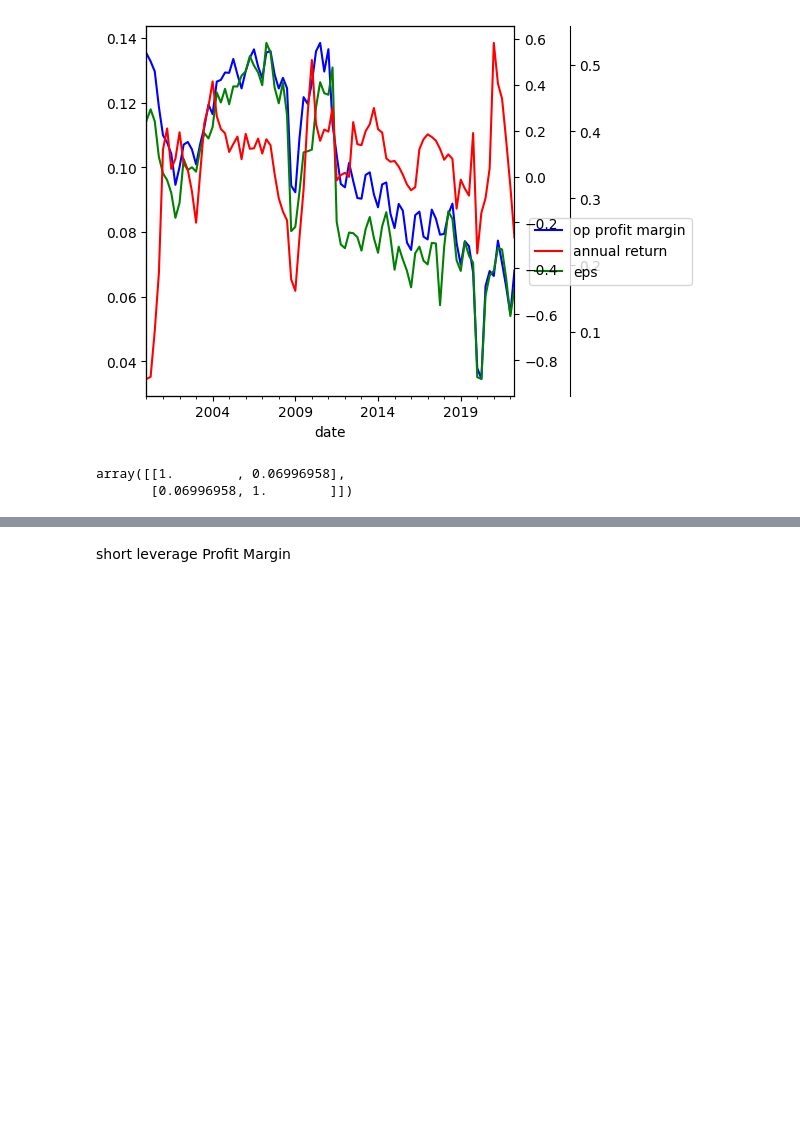
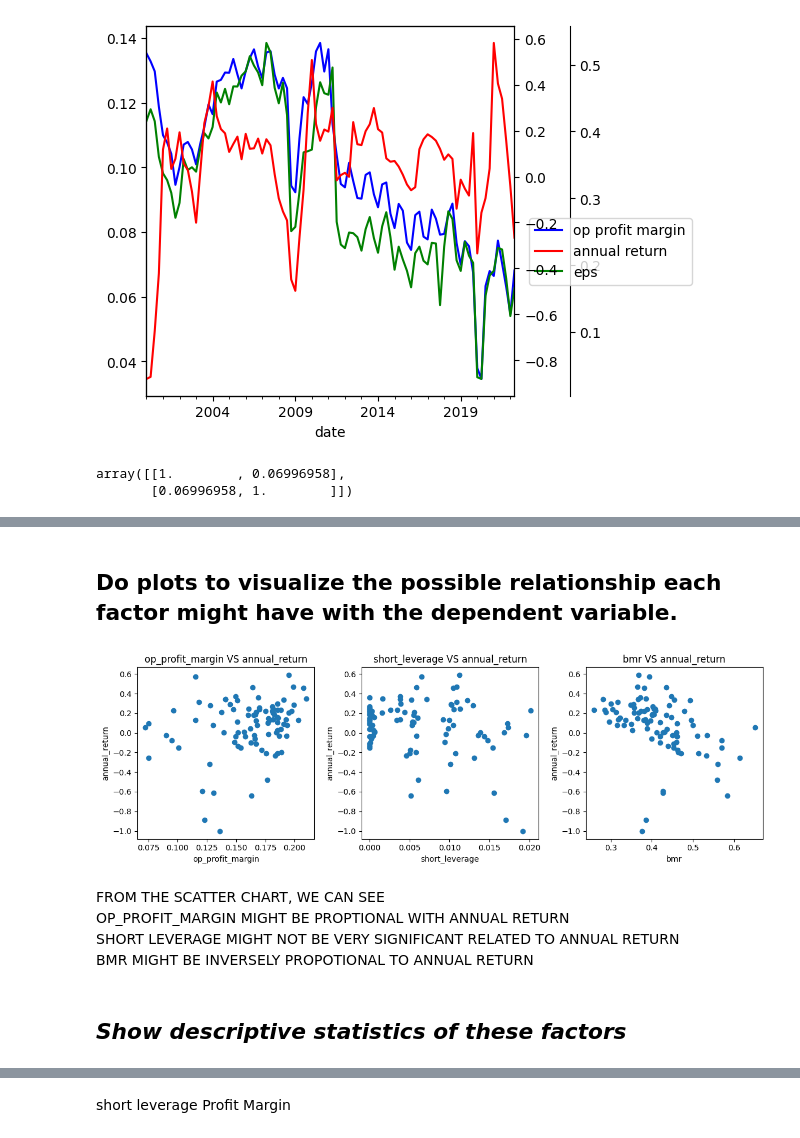
Before and after one commit to A01706648/TC3006_ClassWork, a Jupyter notebook: m1/M1_Delivery.ipynb, the cells around one changed output, grey strips where cells are left out. Saved outputs shown, nothing was run; the diff lists cells and outputs as text; code cells hidden in the pictures; blank space fills up the shorter version.

```diff
--- a/m1/M1_Delivery.ipynb
+++ b/m1/M1_Delivery.ipynb
@@ -493,0 +563,36 @@ df_finance = df_more[df_more['industry'] == 'Finance']
+# %% [markdown]
+## **Do plots to visualize the possible relationship each factor might have with the dependent variable.**
+# %%
+#Do plots to visualize the possible relationship each factor might have with the dependent variable.
+fig, axs = plt.subplots(1, 3, figsize=(12,4))
+df_finance_date = df_finance.copy()
+df_finance_date = df_finance_date.dropna(subset=['op_profit_margin', 'short_leverage', 'bmr'])
+df_finance_date = df_finance_date.groupby('date').median()
+
+axs[0].scatter(df_finance_date['op_profit_margin'], df_finance_date['anual_cc_return'])
+axs[0].set_title('op_profit_margin VS annual_return')
+axs[0].set_ylabel('annual_return')
+axs[0].set_xlabel('op_profit_margin')
+
+axs[1].scatter(df_finance_date['short_leverage'], df_finance_date['anual_cc_return'])
+axs[1].set_title('short_leverage VS annual_return')
+axs[1].set_ylabel('annual_return')
+axs[1].set_xlabel('short_leverage')
+
+axs[2].scatter(df_finance_date['bmr'], df_finance_date['anual_cc_return'])
+axs[2].set_title('bmr VS annual_return')
+axs[2].set_ylabel('annual_return')
+axs[2].set_xlabel('bmr')
+
+fig.tight_layout()
+plt.show()
+# %% [output]
+[figure, added]
+# %% [markdown]
+
+FROM THE SCATTER CHART, WE CAN SEE
+OP_PROFIT_MARGIN MIGHT BE PROPTIONAL WITH ANNUAL RETURN
+SHORT LEVERAGE MIGHT NOT BE VERY SIGNIFICANT RELATED TO ANNUAL RETURN
+BMR MIGHT BE INVERSELY PROPOTIONAL TO ANNUAL RETURN
+# %% [markdown]
+## ***Show descriptive statistics of these factors***
```
Also changed, not shown: parts of 20 cells of this notebook.
